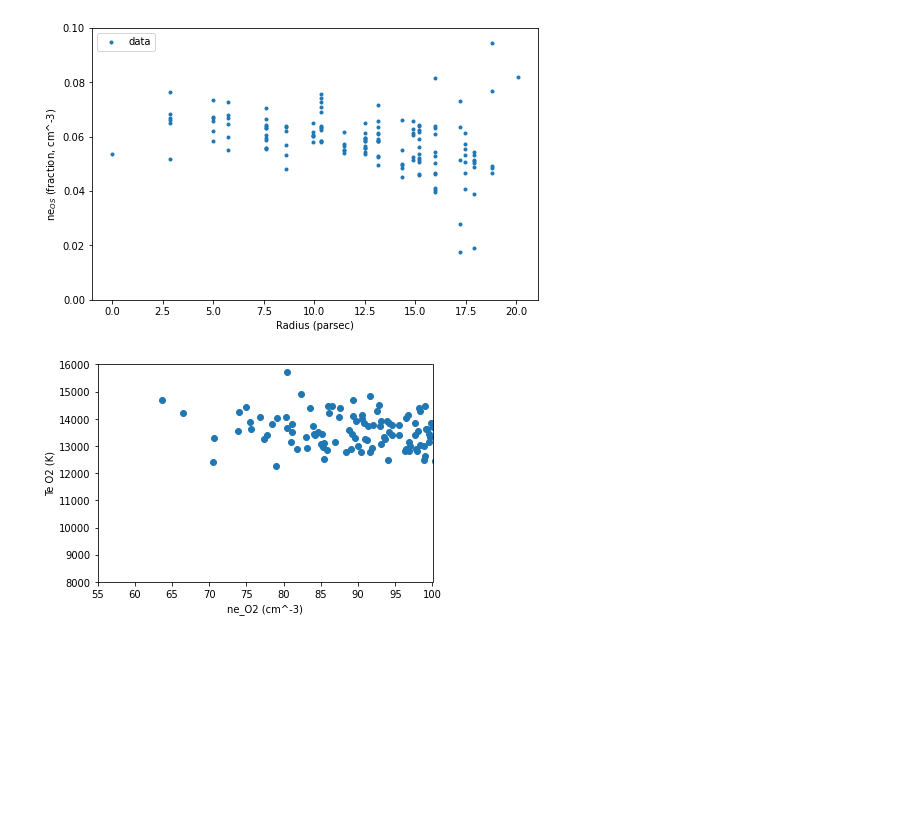
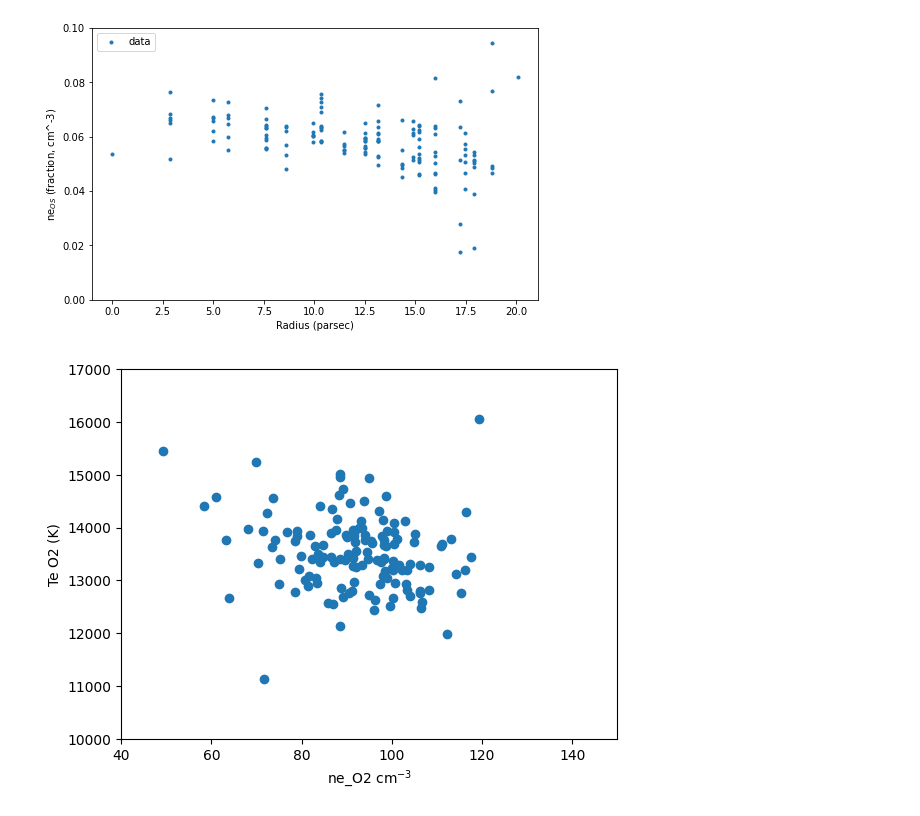
Before and after one commit to Amrita27singh/lvmnebular, a Jupyter notebook: Testing_lvmnebular.ipynb, the cells around one changed output. Drawn from its saved outputs; the diff is of its cells as text; code cells hidden in the pictures; blank space fills up the shorter version.

```diff
--- a/Testing_lvmnebular.ipynb
+++ b/Testing_lvmnebular.ipynb
@@ -123,14 +120,14 @@ u.plotprofile(np.divide(u.linefitdict['neO2'], u.linefitdict['neS2']), 0, 0.1, t
 # %%
 import matplotlib.pyplot as plt
 plt.scatter(u.linefitdict['neO2'], u.linefitdict['TeO2'])
-plt.xlabel('ne_O2 (cm^-3)')
+plt.xlabel('ne_O2 cm$^{-3}$')
 plt.ylabel('Te O2 (K)')
-plt.ylim(8000, 16000)
-plt.xlim(55, 100)
+plt.ylim(10000, 17000)
+plt.xlim(40, 150)
 title='Te vs ne for OII.png'
 plt.savefig(u.simname+'/'+u.simname+'_plotprofile/'+title, dpi=300)
 # %% [output]
-[figure, old version]
+[figure, new version]
 # %%
 import matplotlib.pyplot as plt
 plt.scatter(u.linefitdict['neS2'], u.linefitdict['TeS2'])
```
Also changed, not shown: parts of 6 cells of this notebook.
